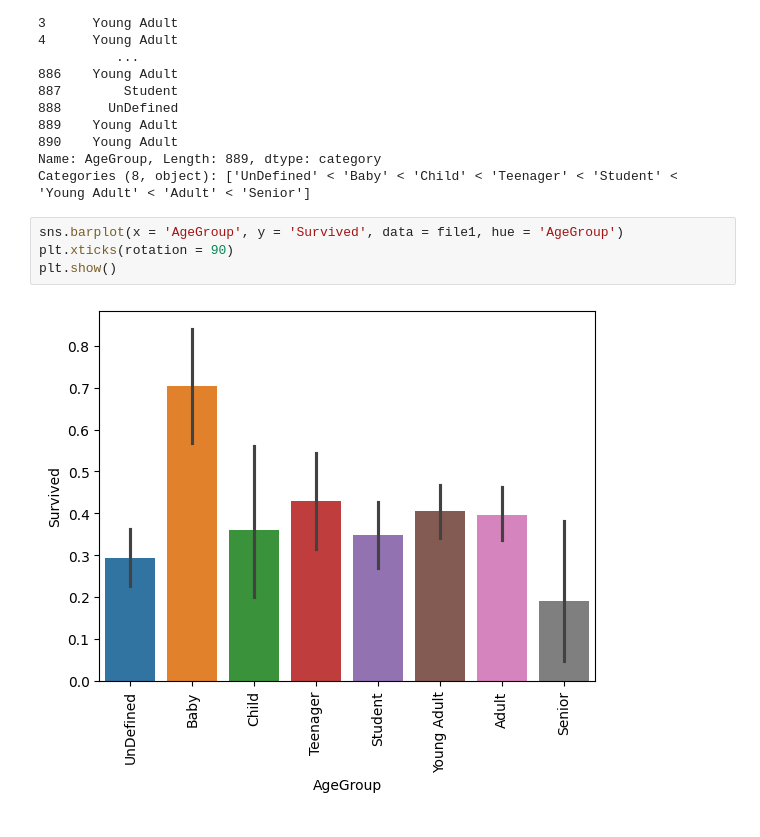
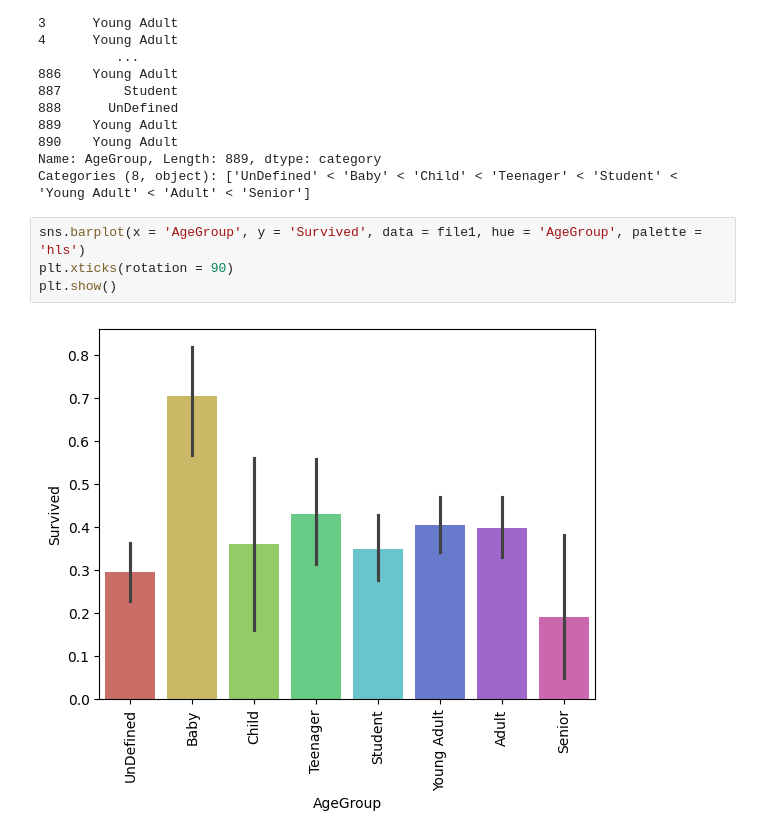
Before and after one commit to Vikram-kaki/DS, a Jupyter notebook: Machine Learning/Projects/Titanic/NoteBook.ipynb, the cells around one changed output. Saved outputs shown, nothing was run; the diff lists cells and outputs as text.

```diff
--- a/Machine Learning/Projects/Titanic/NoteBook.ipynb
+++ b/Machine Learning/Projects/Titanic/NoteBook.ipynb
@@ -223,9 +223,9 @@ file1['AgeGroup']
 Name: AgeGroup, Length: 889, dtype: category
 Categories (8, object): ['UnDefined' < 'Baby' < 'Child' < 'Teenager' < 'Student' < 'Young Adult' < 'Adult' < 'Senior']
 # %%
-sns.barplot(x = 'AgeGroup', y = 'Survived', data = file1, hue = 'AgeGroup')
+sns.barplot(x = 'AgeGroup', y = 'Survived', data = file1, hue = 'AgeGroup', palette = 'hls')
 plt.xticks(rotation = 90)
 plt.show()
 # %% [output]
-[figure, old version]
+[figure, new version]
 # %%
```
Also changed, not shown: parts of 12 cells of this notebook.
